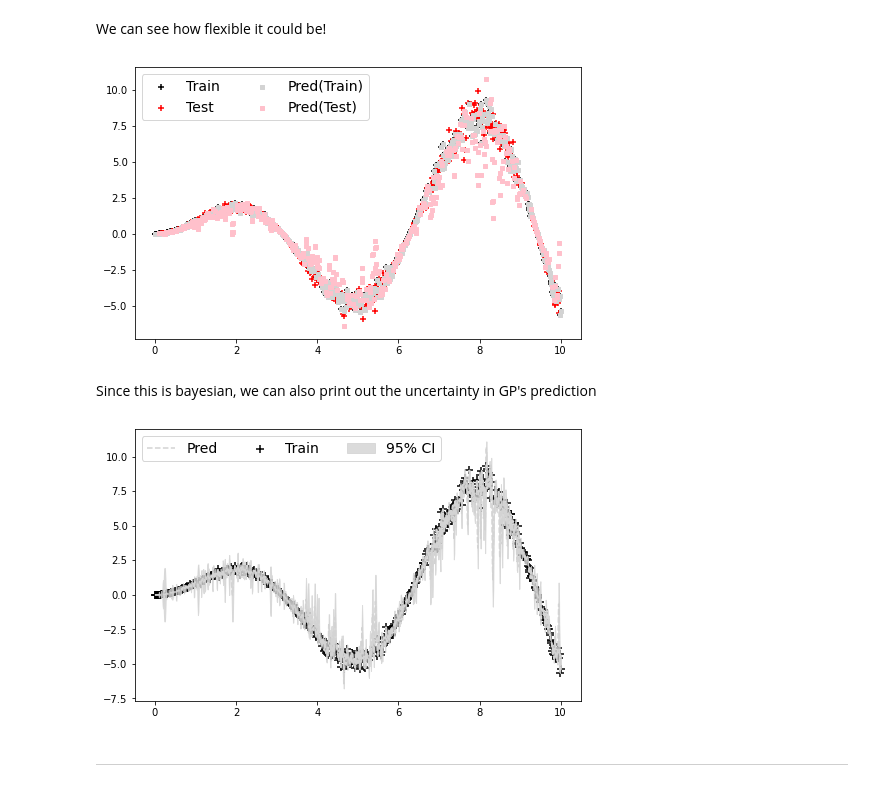
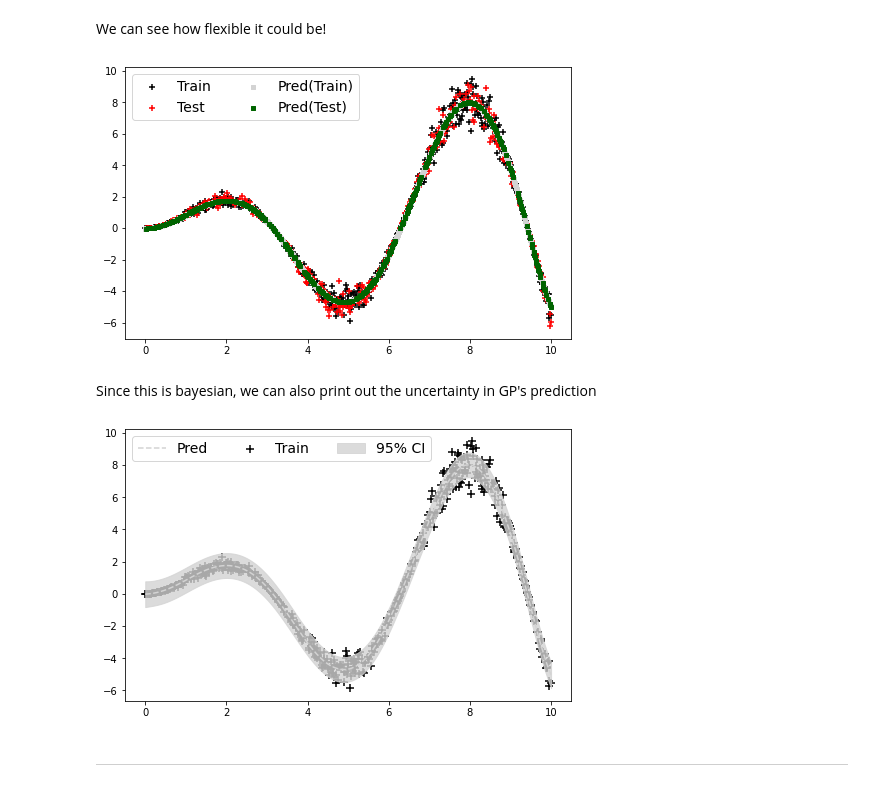
Before and after one commit to zhiyzuo/IS6400-Regression, a Jupyter notebook: IS6400-2122B-CityU-IS-Week-6-Regression.ipynb, the cells around one changed output. Saved outputs shown, nothing was run; the diff lists cells and outputs as text; code cells hidden in the pictures.

```diff
--- a/IS6400-2122B-CityU-IS-Week-6-Regression.ipynb
+++ b/IS6400-2122B-CityU-IS-Week-6-Regression.ipynb
@@ -1071,4 +1068,7 @@ _ = ax.legend(prop={'size': 14})
 Fitting a GP regressor in `sklearn` is straightforward:
 # %%
 from sklearn import gaussian_process as SK_GP
+# %%
+kernel = SK_GP.kernels.RBF(length_scale=1, length_scale_bounds=[1e-3, 1e3])
+kernel += SK_GP.kernels.WhiteKernel()
 # %%
@@ -1082,14 +1081,14 @@ We can see how flexible it could be!
 # %%
 fig, ax = plt.subplots(figsize=[8,5])
 ax.scatter(X_train, y_train, marker='+', s=30, color='k', label='Train')
 ax.scatter(X_test, y_test, marker='+', s=30, color='r', label='Test')
 ax.scatter(X[index_train], y_pred[index_train], marker='s', s=10,
            color='lightgray', label='Pred(Train)')
 ax.scatter(X[index_test], y_pred[index_test], marker='s', s=10,
-           color='pink', label='Pred(Test)')
+           color='darkgreen', label='Pred(Test)')
 _ = ax.legend(prop={'size': 14}, ncol=2)
 # %% [output]
-[figure, old version]
+[figure, new version]
 # %% [markdown]
 Since this is bayesian, we can also print out the uncertainty in GP's prediction
 # %%
@@ -1102,7 +1101,7 @@ plt.fill_between(X, y_pred-1.96 * y_pred_std,
                  alpha=0.8, label=r"95% CI")
 _ = ax.legend(prop={'size': 14}, ncol=3)
 # %% [output]
-[figure, old version]
+[figure, new version]
 # %% [markdown]
 ---
 # %% [markdown]
```
Also changed, not shown: parts of 25 cells of this notebook.
